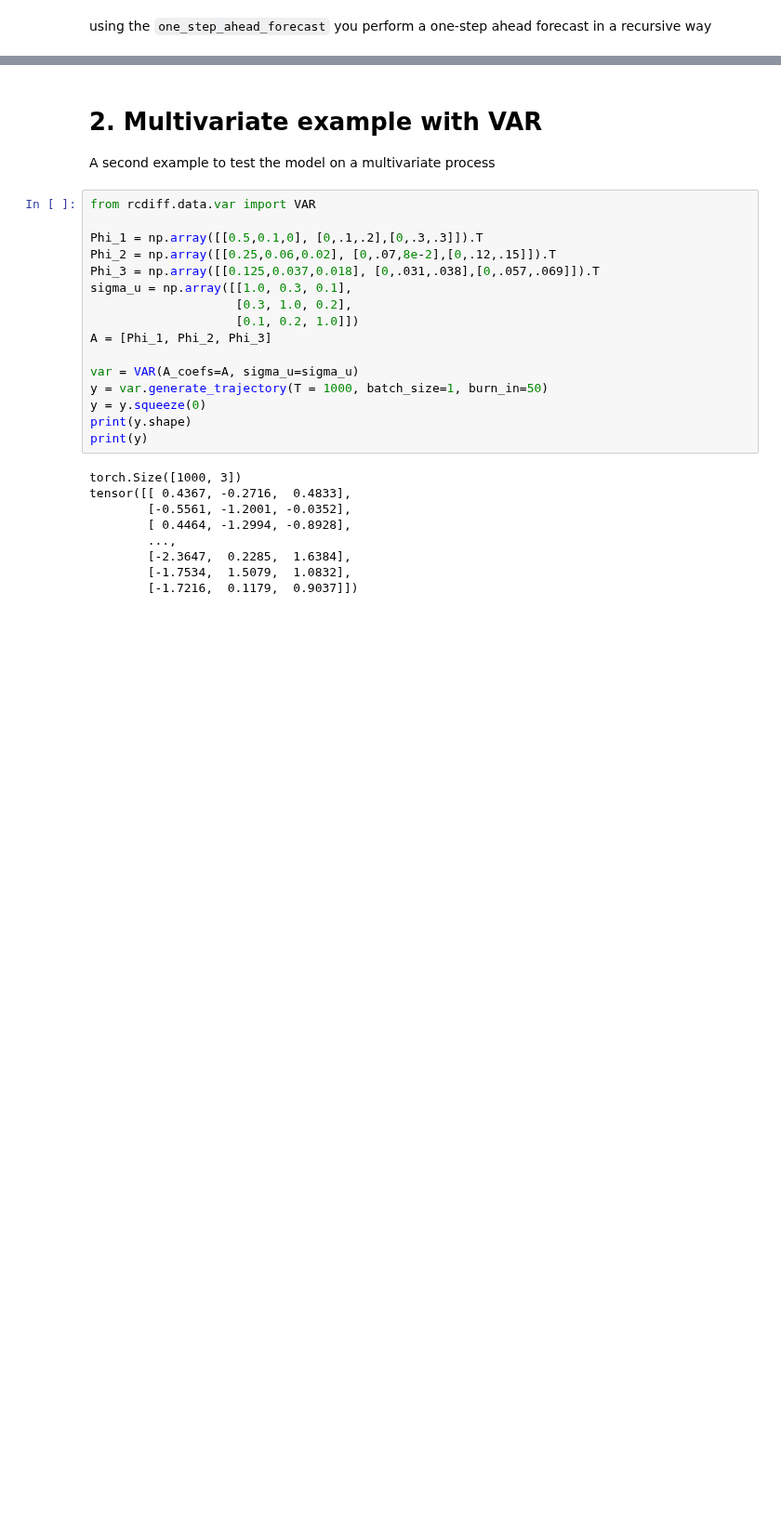
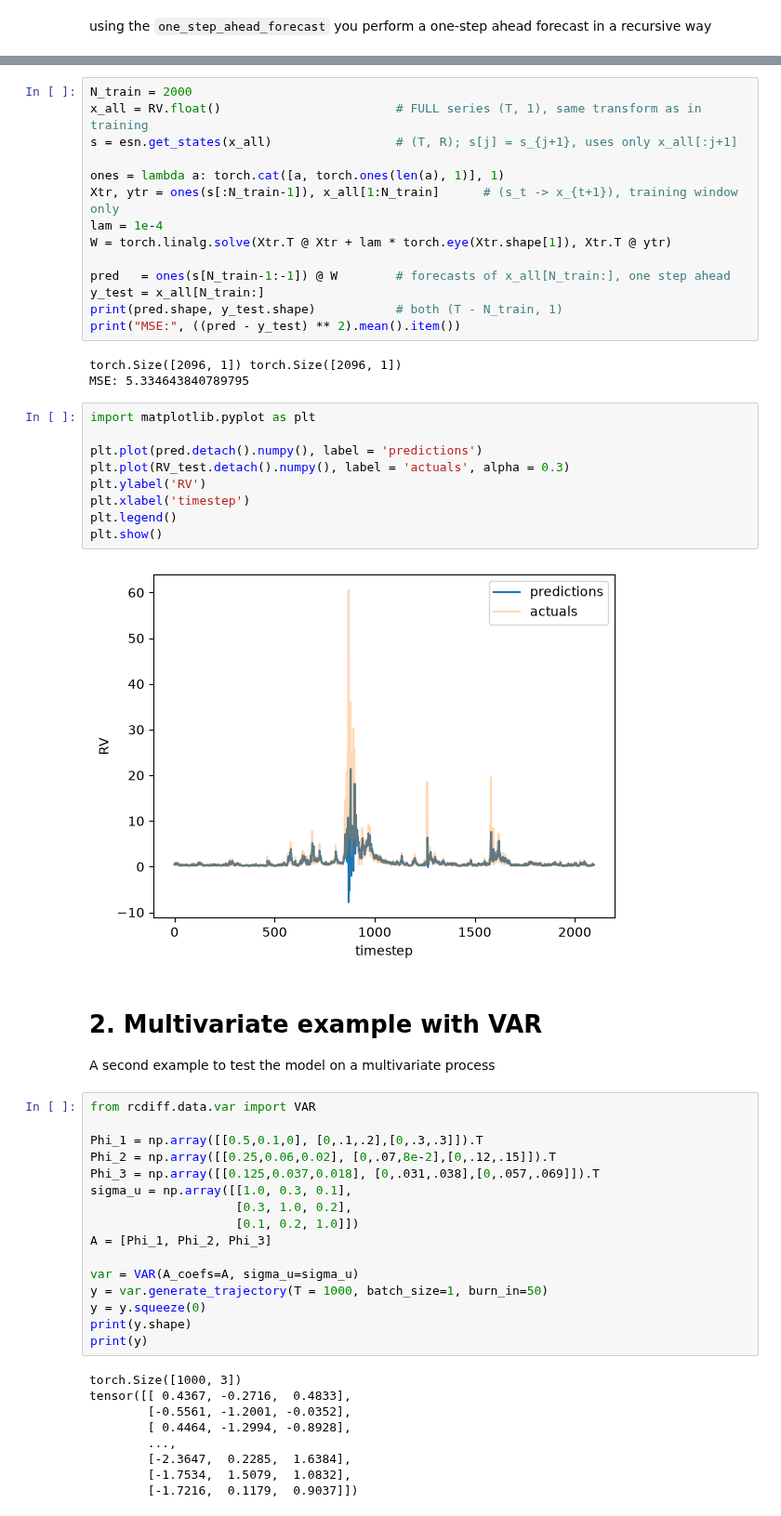
Before and after one commit to jacoporauseo/RC-Diffusion-Models-for-Time-Series-Generation, a Jupyter notebook: esn_test.ipynb, the cells around one changed output, grey strips where cells are left out. Shown at 93% size. Cells and saved outputs as stored; diff of their text form; blank space fills up the shorter version.

```diff
--- a/esn_test.ipynb
+++ b/esn_test.ipynb
@@ -154,3 +196,31 @@ plt.show()
+# %%
+N_train = 2000
+x_all = RV.float()                        # FULL series (T, 1), same transform as in training
+s = esn.get_states(x_all)                 # (T, R); s[j] = s_{j+1}, uses only x_all[:j+1]
+
+ones = lambda a: torch.cat([a, torch.ones(len(a), 1)], 1)
+Xtr, ytr = ones(s[:N_train-1]), x_all[1:N_train]      # (s_t -> x_{t+1}), training window only
+lam = 1e-4
+W = torch.linalg.solve(Xtr.T @ Xtr + lam * torch.eye(Xtr.shape[1]), Xtr.T @ ytr)
+
+pred   = ones(s[N_train-1:-1]) @ W        # forecasts of x_all[N_train:], one step ahead
+y_test = x_all[N_train:]
+print(pred.shape, y_test.shape)           # both (T - N_train, 1)
+print("MSE:", ((pred - y_test) ** 2).mean().item())
+# %% [output]
+torch.Size([2096, 1]) torch.Size([2096, 1])
+MSE: 5.334643840789795
+# %%
+import matplotlib.pyplot as plt
+
+plt.plot(pred.detach().numpy(), label = 'predictions')
+plt.plot(RV_test.detach().numpy(), label = 'actuals', alpha = 0.3)
+plt.ylabel('RV')
+plt.xlabel('timestep')
+plt.legend()
+plt.show()
+# %% [output]
+[figure, added]
 # %% [markdown]
 # 2. Multivariate example with VAR
 
```
Also changed, not shown: parts of 20 cells of this notebook, 6 other files.
